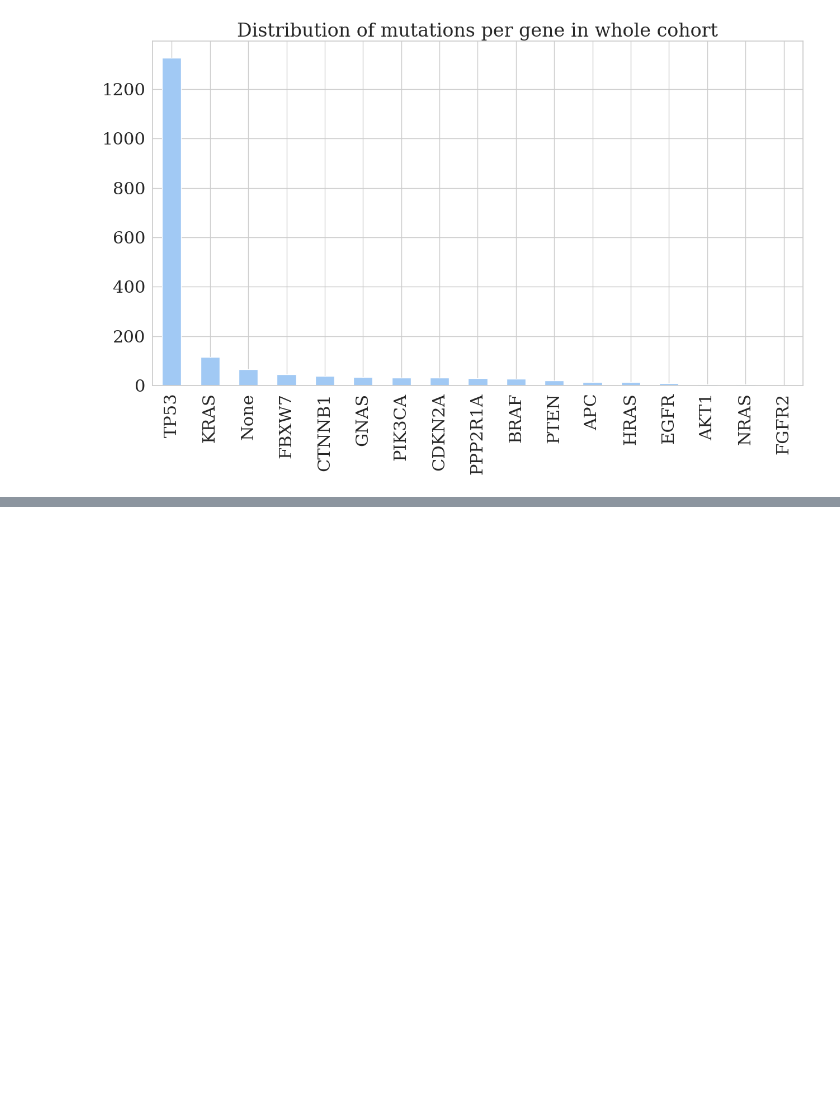
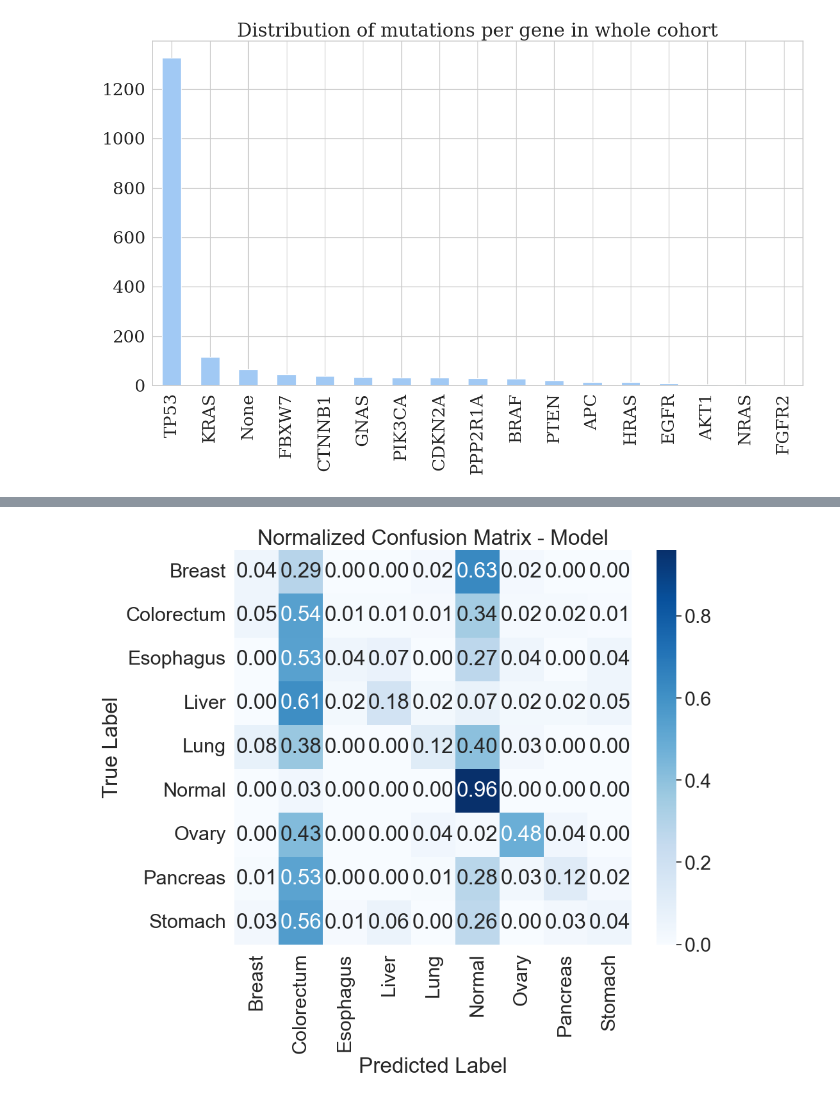
Before and after one commit to asifzubair/cancerseek-reanalysis, a Jupyter notebook: notebooks/eda.ipynb, the cells around one changed output, grey strips where cells are left out. Cells and saved outputs as stored; diff of their text form; code cells hidden in the pictures; blank space fills up the shorter version.

```diff
--- a/notebooks/eda.ipynb
+++ b/notebooks/eda.ipynb
@@ -138,4 +141,7 @@ from config import DATA_DIR
 # %%
 with open(Path(DATA_DIR, "baseline_results.pkl"), "rb") as f:
     results = pickle.load(f)
+# %%
+with open(Path(DATA_DIR, "model_results.pkl"), "rb") as f:
+    model_cv_error, model_df = pickle.load(f)
 # %%
@@ -158,0 +211,4 @@ f, a = add_roc_curve_to_ax(y_label, y_pred_probs, "baseline")
+# %%
+plot_confusion_matrix(y_true_m, y_pred_m, class_names, label = "Model")
+# %% [output]
+[figure, added]
```
Also changed, not shown: parts of 20 cells of this notebook, 3 other files.
